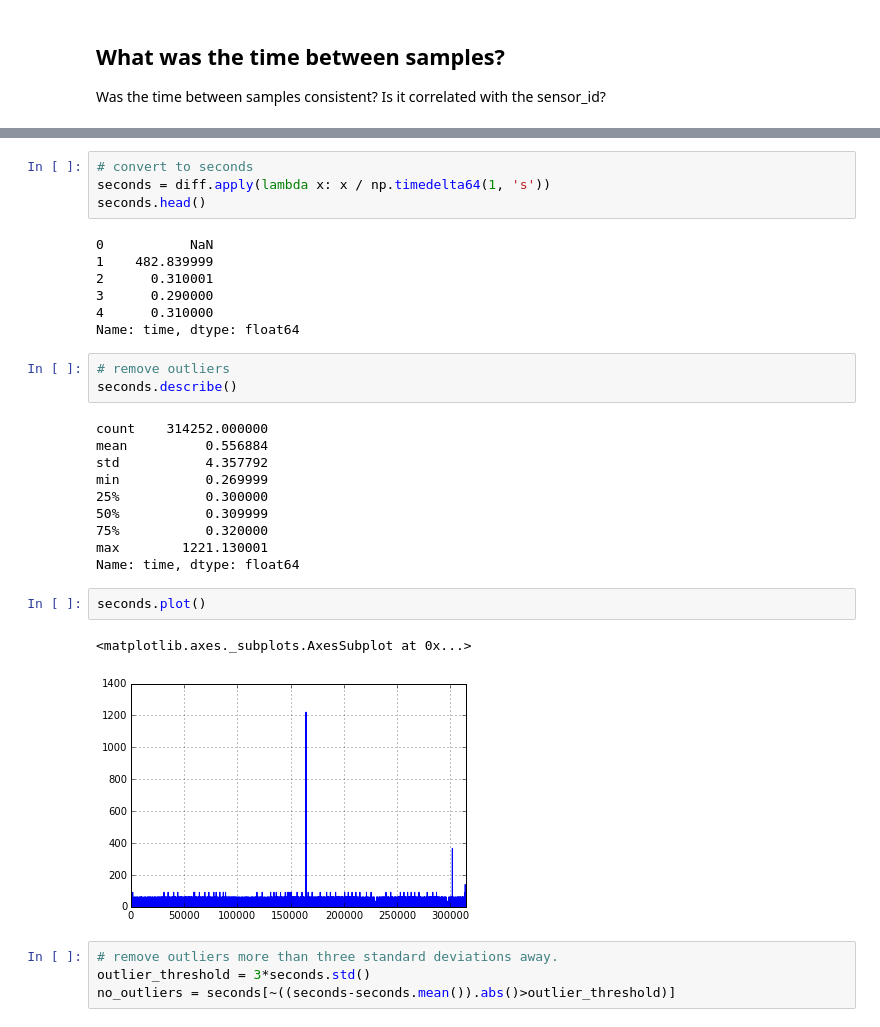
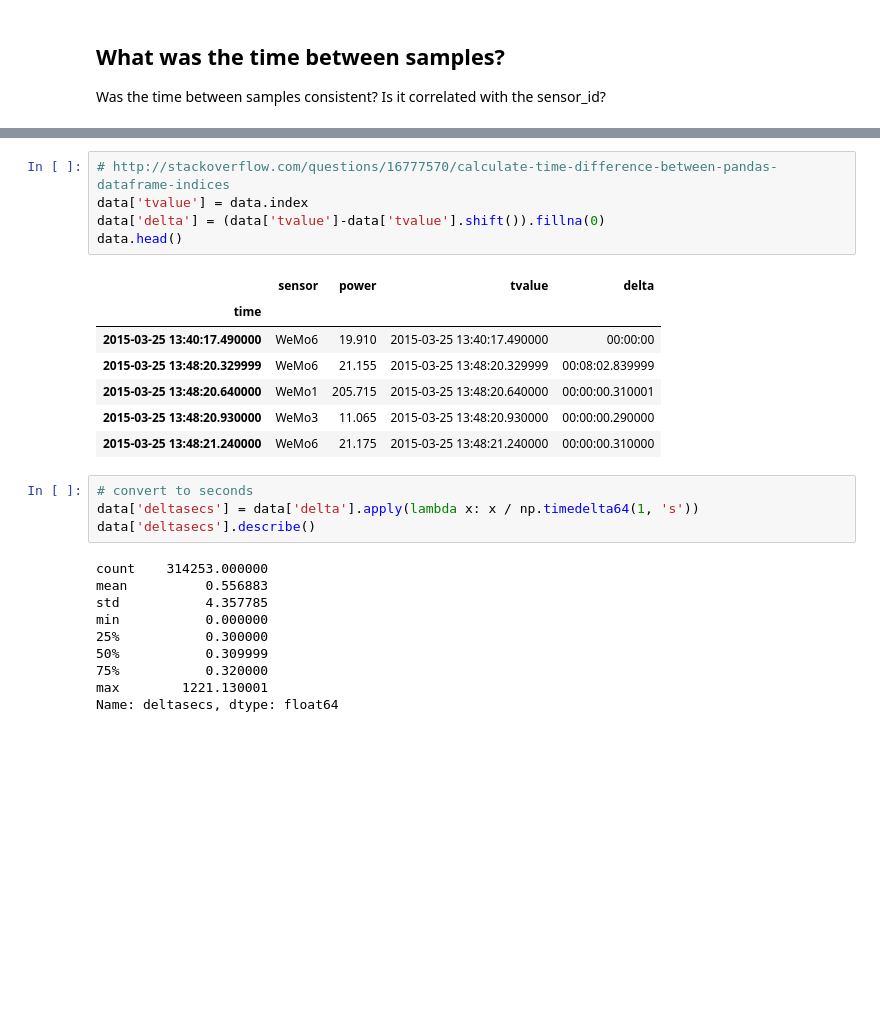
Before and after one commit to project-nikola/data, a Jupyter notebook: wemo/15-03-25-elab/elab-phantom-power.ipynb, the cells around one changed output, grey strips where cells are left out. Drawn from its saved outputs; the diff is of its cells as text; blank space fills up the shorter version.

```diff
--- a/wemo/15-03-25-elab/elab-phantom-power.ipynb
+++ b/wemo/15-03-25-elab/elab-phantom-power.ipynb
@@ -71,33 +61,27 @@ Name: time, dtype: timedelta64[ns]
+# %%
+# http://stackoverflow.com/questions/16777570/calculate-time-difference-between-pandas-dataframe-indices
+data['tvalue'] = data.index
+data['delta'] = (data['tvalue']-data['tvalue'].shift()).fillna(0)
+data.head()
+# %% [output]
+|  | sensor | power | tvalue | delta |
+| time |  |  |  |  |
+| 2015-03-25 13:40:17.490000 | WeMo6 | 19.910 | 2015-03-25 13:40:17.490000 | 00:00:00 |
+| 2015-03-25 13:48:20.329999 | WeMo6 | 21.155 | 2015-03-25 13:48:20.329999 | 00:08:02.839999 |
+| 2015-03-25 13:48:20.640000 | WeMo1 | 205.715 | 2015-03-25 13:48:20.640000 | 00:00:00.310001 |
+| 2015-03-25 13:48:20.930000 | WeMo3 | 11.065 | 2015-03-25 13:48:20.930000 | 00:00:00.290000 |
+| 2015-03-25 13:48:21.240000 | WeMo6 | 21.175 | 2015-03-25 13:48:21.240000 | 00:00:00.310000 |
 # %%
 # convert to seconds
-seconds = diff.apply(lambda x: x / np.timedelta64(1, 's'))
-seconds.head()
+data['deltasecs'] = data['delta'].apply(lambda x: x / np.timedelta64(1, 's'))
+data['deltasecs'].describe()
 # %% [output]
-0           NaN
-1    482.839999
-2      0.310001
-3      0.290000
-4      0.310000
-Name: time, dtype: float64
+count    314253.000000
+mean          0.556883
+std           4.357785
+min           0.000000
+25%           0.300000
+50%           0.309999
+75%           0.320000
+max        1221.130001
+Name: deltasecs, dtype: float64
-# %%
-# remove outliers
-seconds.describe()
-# %% [output]
-count    314252.000000
-mean          0.556884
-std           4.357792
-min           0.269999
-25%           0.300000
-50%           0.309999
-75%           0.320000
-max        1221.130001
-Name: time, dtype: float64
-# %%
-seconds.plot()
-# %% [output]
-<matplotlib.axes._subplots.AxesSubplot at 0x...>
-[figure, removed]
-# %%
-# remove outliers more than three standard deviations away.
-outlier_threshold = 3*seconds.std()
-no_outliers = seconds[~((seconds-seconds.mean()).abs()>outlier_threshold)]
```
Also changed, not shown: parts of 8 cells of this notebook.
